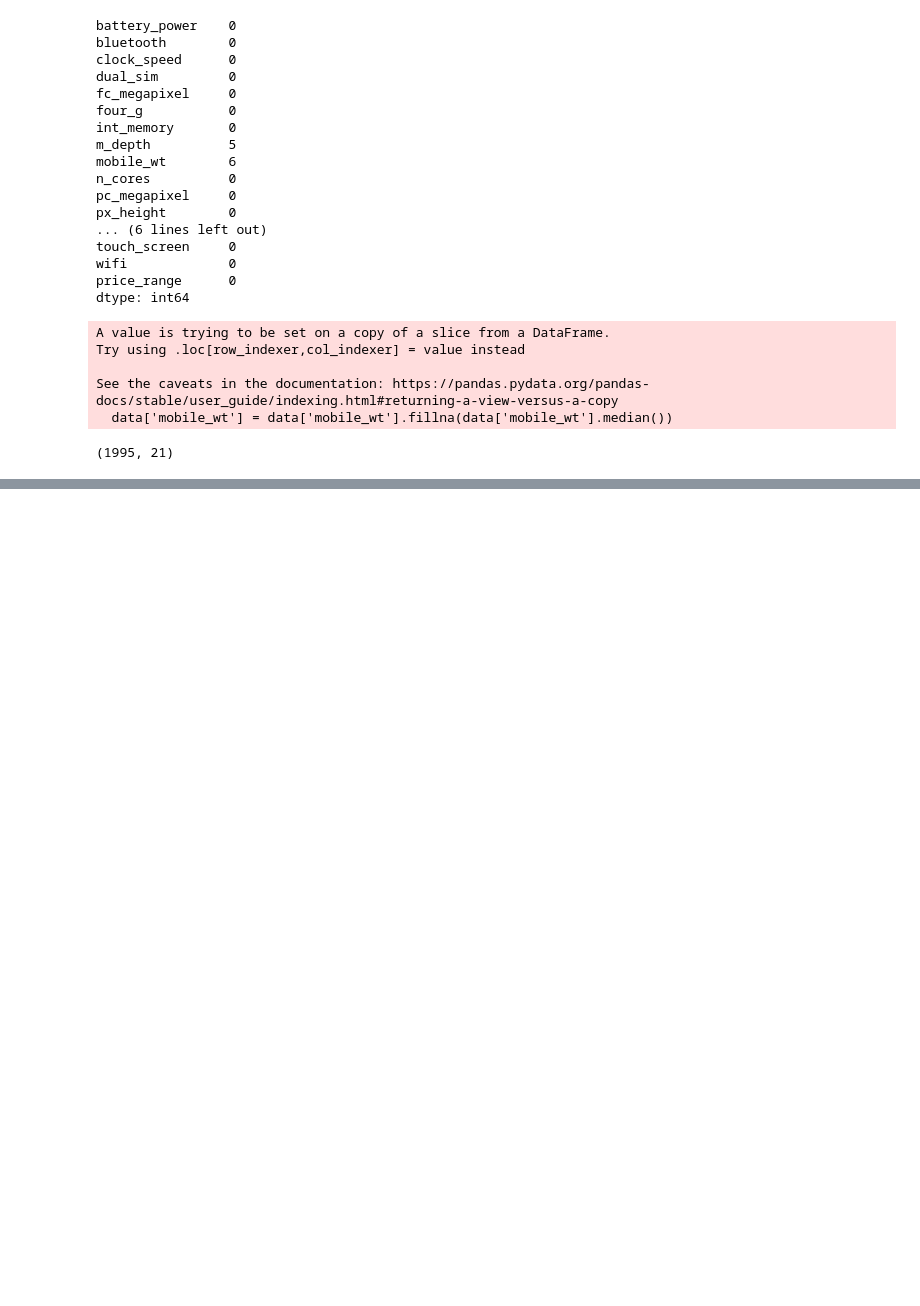
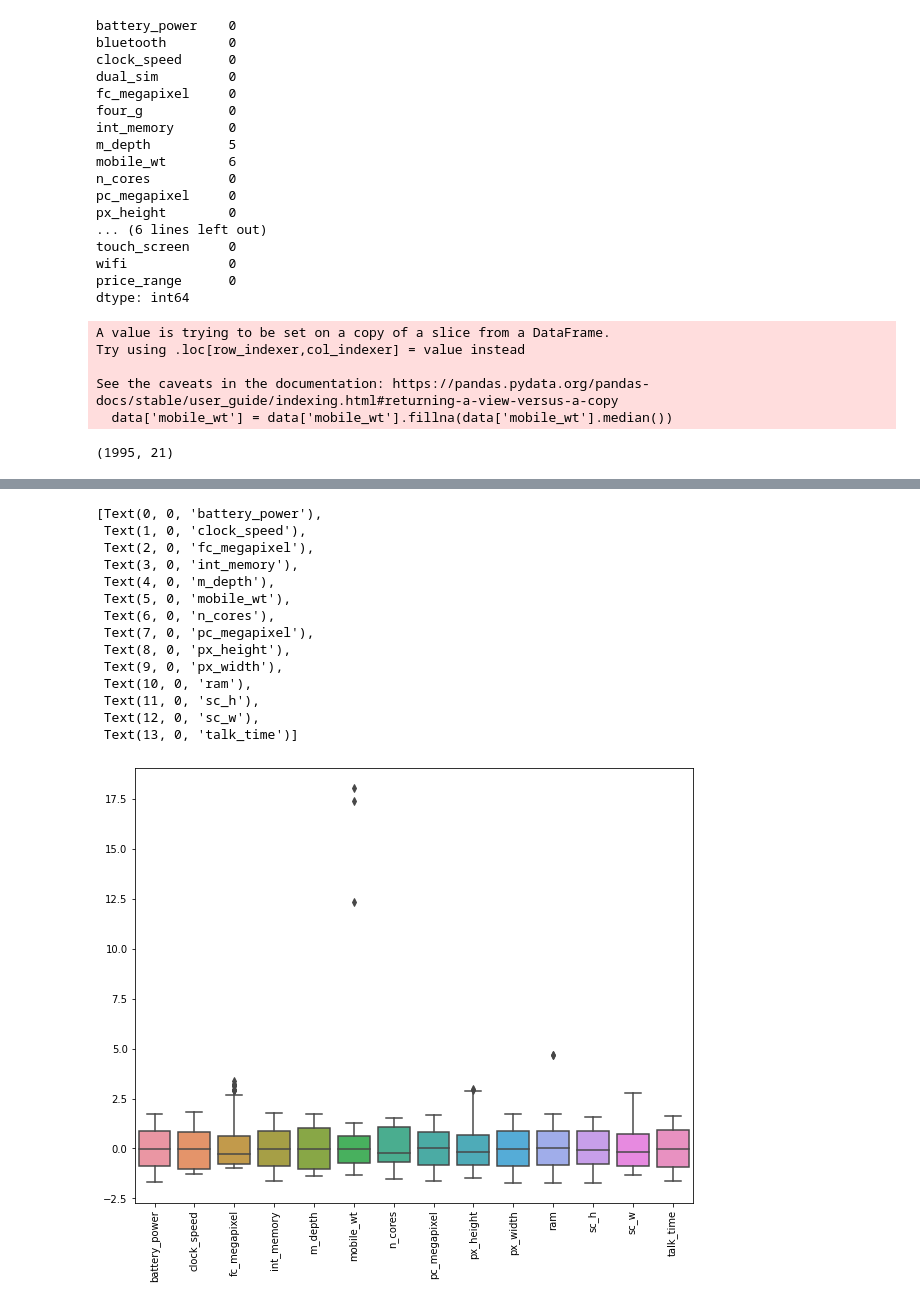
Before and after one commit to dnlsfq/data, a Jupyter notebook: notebook/workbook.ipynb, the cells around one changed output, grey strips where cells are left out. Saved outputs shown, nothing was run; the diff lists cells and outputs as text; code cells hidden in the pictures; blank space fills up the shorter version.

```diff
--- a/notebook/workbook.ipynb
+++ b/notebook/workbook.ipynb
@@ -245,0 +301,12 @@ numeric_data = data.drop([
+# %%
+# to find outlier , standardize data by calc z score
+from sklearn.preprocessing import StandardScaler
+scaler = StandardScaler()
+scaled_array = scaler.fit_transform(numeric_data)
+# %%
+scaled_data = pd.DataFrame(
+    scaled_array,
+    columns=numeric_data.columns
+)
+
+scaled_data.head()
@@ -245,0 +332,20 @@ numeric_data = data.drop([
+# %%
+fig, ax = plt.subplots(figsize=(10,8))
+bp = sns.boxplot(data = scaled_data)
+bp.set_xticklabels(bp.get_xticklabels(),rotation=90)
+# %% [output]
+[Text(0, 0, 'battery_power'),
+ Text(1, 0, 'clock_speed'),
+ Text(2, 0, 'fc_megapixel'),
+ Text(3, 0, 'int_memory'),
+ Text(4, 0, 'm_depth'),
+ Text(5, 0, 'mobile_wt'),
+ Text(6, 0, 'n_cores'),
+ Text(7, 0, 'pc_megapixel'),
+ Text(8, 0, 'px_height'),
+ Text(9, 0, 'px_width'),
+ Text(10, 0, 'ram'),
+ Text(11, 0, 'sc_h'),
+ Text(12, 0, 'sc_w'),
+ Text(13, 0, 'talk_time')]
+[figure, added]
```
Also changed, not shown: parts of 26 cells of this notebook, 1 other file.
